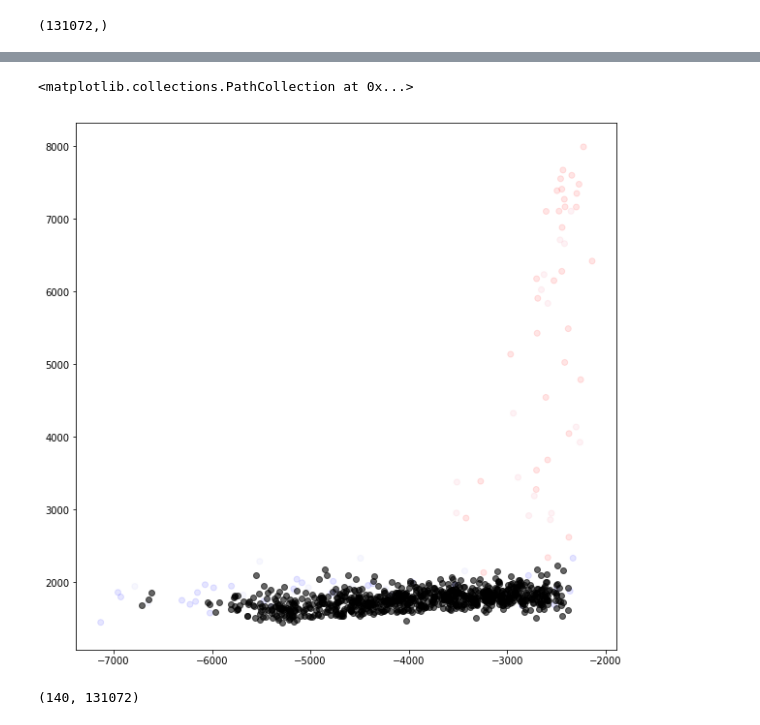
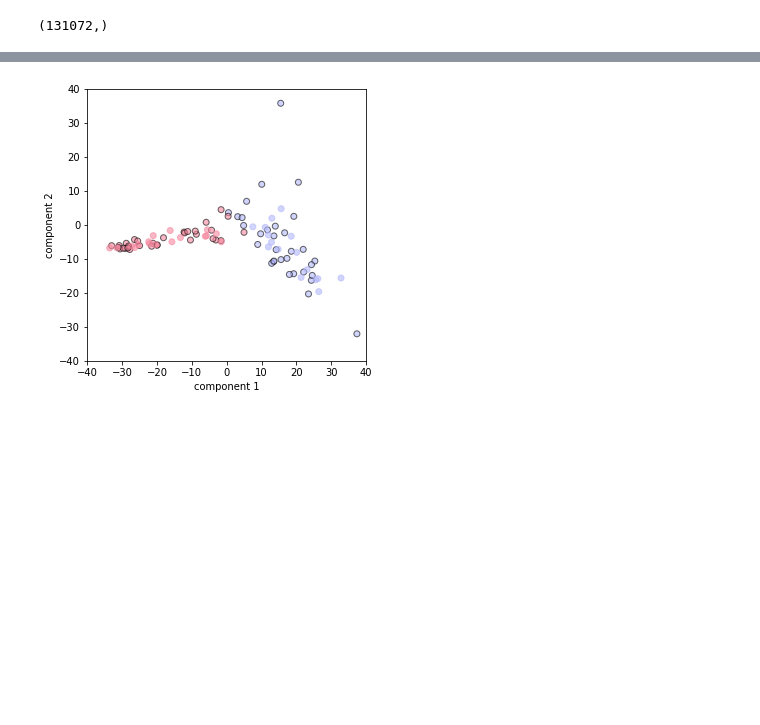
Before and after one commit to tyler-martin-12/tcav_on_azure, a Jupyter notebook: robust_cavs.ipynb, the cells around one changed output, grey strips where cells are left out. Cells and saved outputs as stored; diff of their text form; code cells hidden in the pictures; blank space fills up the shorter version.

```diff
--- a/robust_cavs.ipynb
+++ b/robust_cavs.ipynb
@@ -2024,2 +1742,2 @@ x.shape
 # %%
-sPCA.fit(x_train)
+#sPCA.fit(x_train)
@@ -2174,3 +1894,18 @@ cav_1 = -lm.coef_[0]
 #cav_1 = make_orig_cav(x_train,y_train)
 #score_1 = comp_tcav(my_class,cav_1,acts_class,layer)
 #print(score_1)
+# %%
+my_class = 'zebra'
+
+score_list = []
+for i in range(10):
+    lm = linear_model.SGDClassifier(alpha=.1)#,random_state=3)
+    lm = SVC
+    lm.fit(x_train, y_train,)
+    cav_1 = -lm.coef_[0]
+    score_1 = comp_tcav(my_class,cav_1,acts_class,layer)
+
+    cav_2 = make_L1_cav(x_train,y_train)
+    score_2 = comp_tcav(my_class,cav_2,acts_class,layer)
+
+    score_list.append([score_1,score_2])
@@ -2215,27 +2029,40 @@ show_img
 # %%
-my_class = 'ceo'
+my_class = 'lots_of_zebras'
 acts_class_flat,acts_class = get_acts_for_concept(my_class,layer)
 # %%
-sPCA_comps = sPCA.components_
+#sPCA_comps = pickle.load(open('spca_comps_9_yellow.pkl','rb'))
+pca = PCA(n_components=2)
+pca.fit(x_train)
+pca_c = pca.components_
 
 train_embed = np.dot(sPCA_comps, x_train.T)
 test_embed = np.dot(sPCA_comps, x_test.T)
-c_train = ['red' if y == 0 else 'blue' for y in y_train]
+c_train = [light_red if y == 0 else light_blue for y in y_train]
 c_test = [light_red if y == 0 else light_blue for y in y_test]
 
-light_blue,light_red = '#b3b8fb','#f6889f'
+fig = plt.figure(figsize=[5,5])
 
-fig = plt.figure(figsize=[10,10])
+plt.scatter(train_embed[0], train_embed[1], color = c_train, alpha = .6, edgecolor='black' )
+plt.scatter(test_embed[0], test_embed[1], color = c_test, alpha = .6, edgecolor='face' )
 
-plt.scatter(train_embed[0], train_embed[1], color = c_train, alpha=.1)
-plt.scatter(test_embed[0], test_embed[1], color = c_test, alpha=.1)
 
 class_embed = np.dot(sPCA_comps, acts_class_flat.T)
-plt.scatter(class_embed[0], class_embed[1], color = 'black', alpha=.6)
+
+
+c_pred = ['red' if y == 0 else 'blue' for y in lm_preds]
+#c_pred = ['red' if y < 0 else 'blue' for y in m]
+
+#plt.scatter(class_embed[0], class_embed[1], color = c_pred, alpha=.6)
+
+#plus_idx = 4
+#plt.scatter(class_embed[0][plus_idx], class_embed[1][plus_idx], color = 'black', alpha=1,marker='+',s=40)
+
+#_,_ = plt.xticks([], []),plt.yticks([], [])
+_,_ = plt.xlabel('component 1'),plt.ylabel('component 2')
+
+plt.xlim([-40,40])
+plt.ylim([-40,40])
+
+plt.savefig('new_figs/tmp.png',dpi=400)
 # %% [output]
-<matplotlib.collections.PathCollection at 0x...>
-[figure, old version]
+[figure, new version]
-# %%
-.shape
-# %% [output]
-(140, 131072)
```
Also changed, not shown: parts of 100 cells of this notebook, 48 other files.
